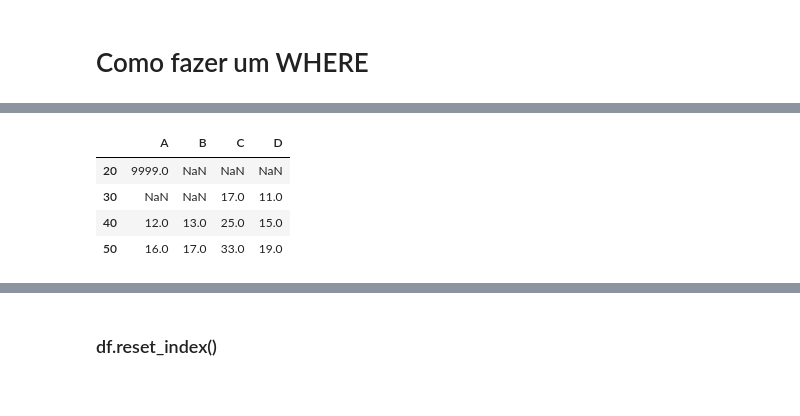
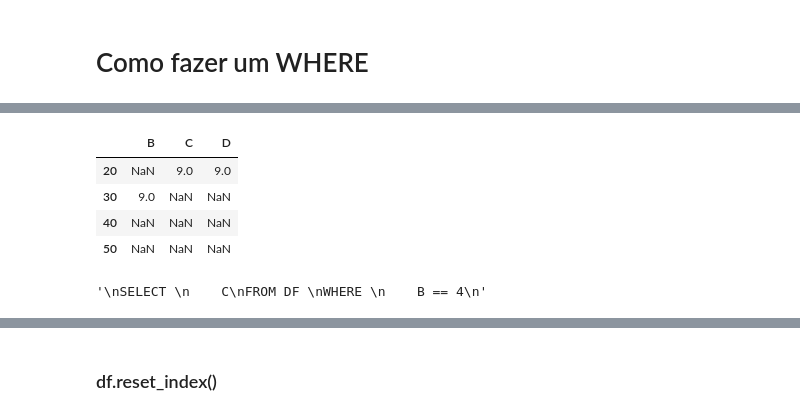
Before and after one commit to MiuraBruno/Curso_python_turma3, a Jupyter notebook: aula_10/aula_10.ipynb, the cells around one changed output, grey strips where cells are left out. Drawn from its saved outputs; the diff is of its cells as text; code cells hidden in the pictures.

```diff
--- a/aula_10/aula_10.ipynb
+++ b/aula_10/aula_10.ipynb
@@ -290,0 +391,2 @@ dtype: int32
+# %%
+df['F'] = df['A'] + df['B']
@@ -356,5 +479,7 @@ df
 # %%
 df.drop('Nova_coluna',axis=1,inplace=True)
+# %%
+df = df.drop('A',axis=1)
 # %%
 df
 # %% [output]
@@ -538,16 +690,18 @@ df == 8
 # %%
-df[df >= 10]
+df[df == 9]
 # %% [output]
-|  | A | B | C | D |
-| 20 | 9999.0 | NaN | NaN | NaN |
-| 30 | NaN | NaN | 17.0 | 11.0 |
-| 40 | 12.0 | 13.0 | 25.0 | 15.0 |
-| 50 | 16.0 | 17.0 | 33.0 | 19.0 |
+|  | B | C | D |
+| 20 | NaN | 9.0 | 9.0 |
+| 30 | 9.0 | NaN | NaN |
+| 40 | NaN | NaN | NaN |
+| 50 | NaN | NaN | NaN |
 # %%
 '''
 SELECT
-    B
+    C
 FROM DF
 WHERE
-    A == 4
+    B == 4
 '''
+# %% [output]
+'\nSELECT \n    C\nFROM DF \nWHERE \n    B == 4\n'
```
Also changed, not shown: parts of 115 cells of this notebook, 1 other file.
